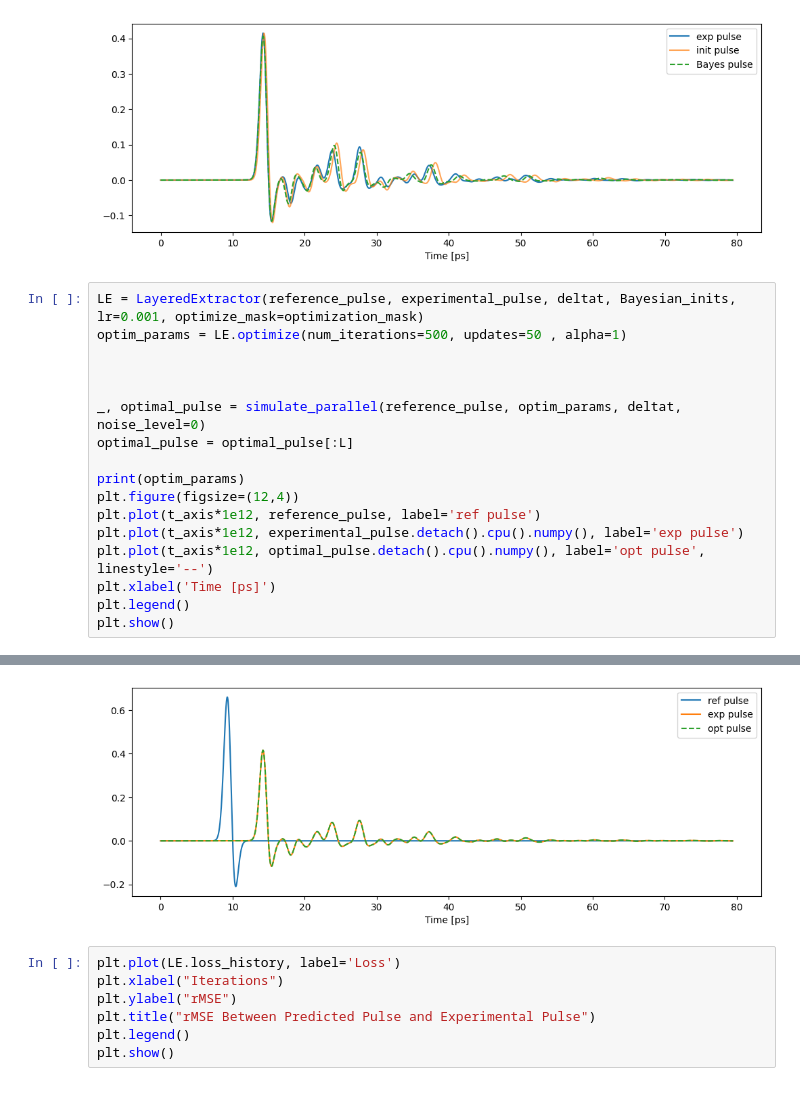
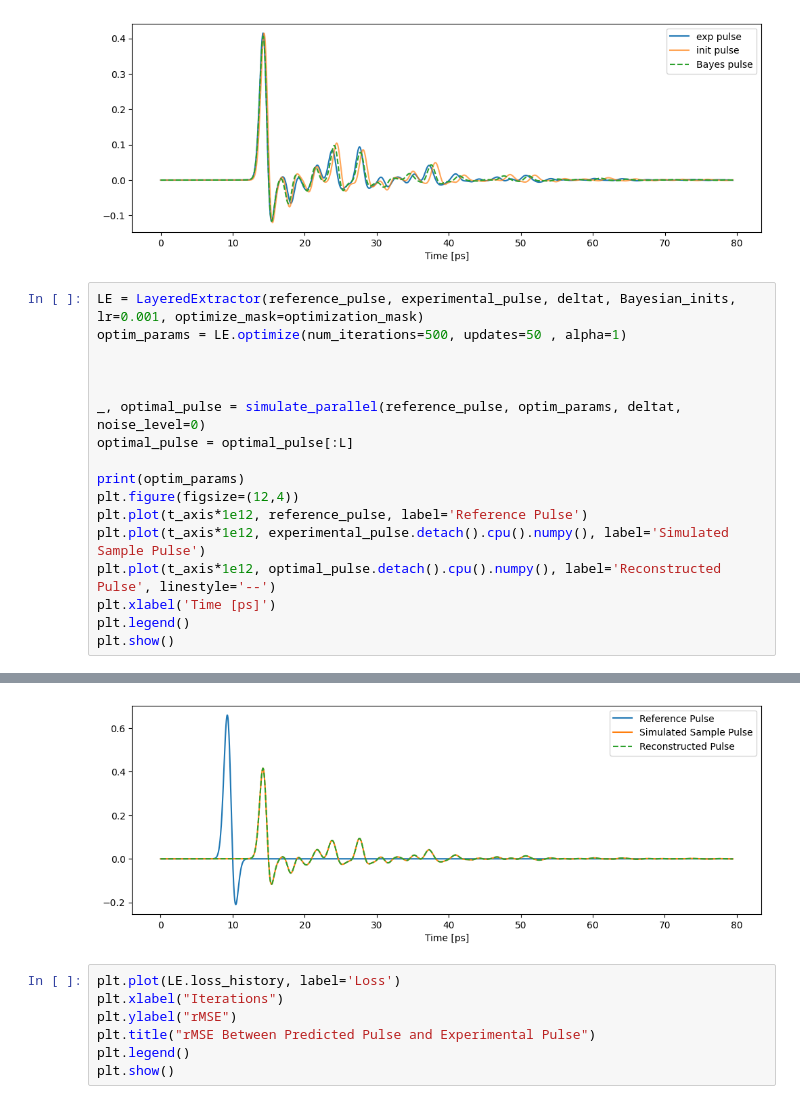
Before and after one commit to tls54/THz-TDS, a Jupyter notebook: Transfer Matrix Method/5_layer_simulated.ipynb, the cells around one changed output, grey strips where cells are left out. Saved outputs shown, nothing was run; the diff lists cells and outputs as text.

```diff
--- a/Transfer Matrix Method/5_layer_simulated.ipynb
+++ b/Transfer Matrix Method/5_layer_simulated.ipynb
@@ -157,34 +157,34 @@ Layer 5 - k ∈ (-0.01, 0.01)
 # %%
 LE = LayeredExtractor(reference_pulse, experimental_pulse, deltat, Bayesian_inits, lr=0.001, optimize_mask=optimization_mask)
 optim_params = LE.optimize(num_iterations=500, updates=50 , alpha=1)
 
 
 
 _, optimal_pulse = simulate_parallel(reference_pulse, optim_params, deltat, noise_level=0)
 optimal_pulse = optimal_pulse[:L]
 
 print(optim_params)
 plt.figure(figsize=(12,4))
-plt.plot(t_axis*1e12, reference_pulse, label='ref pulse')
-plt.plot(t_axis*1e12, experimental_pulse.detach().cpu().numpy(), label='exp pulse')
-plt.plot(t_axis*1e12, optimal_pulse.detach().cpu().numpy(), label='opt pulse', linestyle='--')
+plt.plot(t_axis*1e12, reference_pulse, label='Reference Pulse')
+plt.plot(t_axis*1e12, experimental_pulse.detach().cpu().numpy(), label='Simulated Sample Pulse')
+plt.plot(t_axis*1e12, optimal_pulse.detach().cpu().numpy(), label='Reconstructed Pulse', linestyle='--')
 plt.xlabel('Time [ps]')
 plt.legend()
 plt.show()
 # %% [output]
 Fine-tuning 10 parameters for 500 iterations.
 Iteration 49, Loss: 6.267562e-03, Layer 0: n=3.1373, k=-0.03417, D=33.00 µm | Layer 1: n=2.3721, k=0.00227, D=179.00 µm | Layer 2: n=5.4648, k=0.00225, D=102.00 µm | Layer 3: n=4.3656, k=-0.02169, D=2 ...
 Iteration 99, Loss: 3.793520e-03, Layer 0: n=3.2065, k=-0.06627, D=33.00 µm | Layer 1: n=2.4355, k=0.00943, D=179.00 µm | Layer 2: n=5.4224, k=0.03848, D=102.00 µm | Layer 3: n=4.3235, k=-0.02115, D=2 ...
 Iteration 149, Loss: 1.391392e-03, Layer 0: n=3.2780, k=-0.07881, D=33.00 µm | Layer 1: n=2.4984, k=0.02002, D=179.00 µm | Layer 2: n=5.3863, k=0.05163, D=102.00 µm | Layer 3: n=4.2825, k=-0.02018, D= ...
 Iteration 199, Loss: 6.379159e-04, Layer 0: n=3.3184, k=-0.04376, D=33.00 µm | Layer 1: n=2.5250, k=0.01185, D=179.00 µm | Layer 2: n=5.3811, k=0.01096, D=102.00 µm | Layer 3: n=4.2561, k=-0.00171, D= ...
 Iteration 249, Loss: 4.053399e-04, Layer 0: n=3.3308, k=-0.02650, D=33.00 µm | Layer 1: n=2.5251, k=0.00678, D=179.00 µm | Layer 2: n=5.3963, k=0.00112, D=102.00 µm | Layer 3: n=4.2412, k=-0.00442, D= ...
 Iteration 299, Loss: 2.005485e-04, Layer 0: n=3.3436, k=-0.01056, D=33.00 µm | Layer 1: n=2.5252, k=0.00171, D=179.00 µm | Layer 2: n=5.4096, k=-0.00348, D=102.00 µm | Layer 3: n=4.2254, k=-0.00800, D ...
 Iteration 349, Loss: 6.323878e-05, Layer 0: n=3.3603, k=-0.00117, D=33.00 µm | Layer 1: n=2.5228, k=-0.00305, D=179.00 µm | Layer 2: n=5.4125, k=-0.00546, D=102.00 µm | Layer 3: n=4.2141, k=-0.00897,  ...
 Iteration 399, Loss: 6.174790e-05, Layer 0: n=3.3646, k=-0.00063, D=33.00 µm | Layer 1: n=2.5219, k=-0.00426, D=179.00 µm | Layer 2: n=5.4109, k=-0.00579, D=102.00 µm | Layer 3: n=4.2128, k=-0.00881,  ...
 Iteration 449, Loss: 9.534035e-05, Layer 0: n=3.3641, k=-0.00063, D=33.00 µm | Layer 1: n=2.5220, k=-0.00399, D=179.00 µm | Layer 2: n=5.4110, k=-0.00562, D=102.00 µm | Layer 3: n=4.2130, k=-0.00873,  ...
 Iteration 499, Loss: 4.921794e-05, Layer 0: n=3.3637, k=-0.00014, D=33.00 µm | Layer 1: n=2.5217, k=-0.00346, D=179.00 µm | Layer 2: n=5.4107, k=-0.00509, D=102.00 µm | Layer 3: n=4.2127, k=-0.00819,  ...
 [((3.3635544776916504-0.0002394352195551619j), 3.2999996619764715e-05), ((2.521589994430542-0.0035461578518152237j), 0.00017899992235470563), ((5.410588264465332-0.005178436171263456j), 0.000102000027 ...
-[figure, old version]
+[figure, new version]
 # %%
 plt.plot(LE.loss_history, label='Loss')
 plt.xlabel("Iterations")
```
Also changed, not shown: parts of 2 cells of this notebook, 4 other files.
